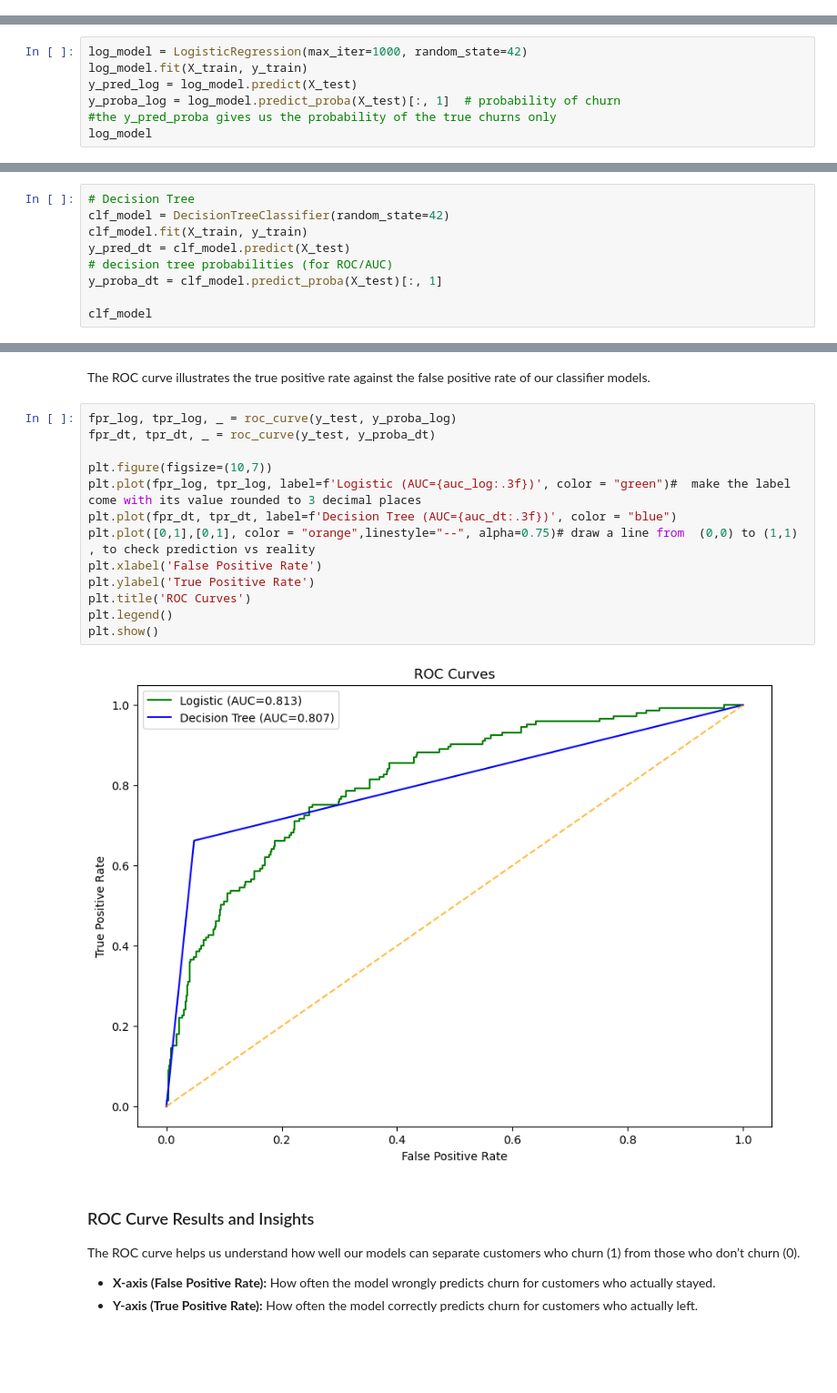
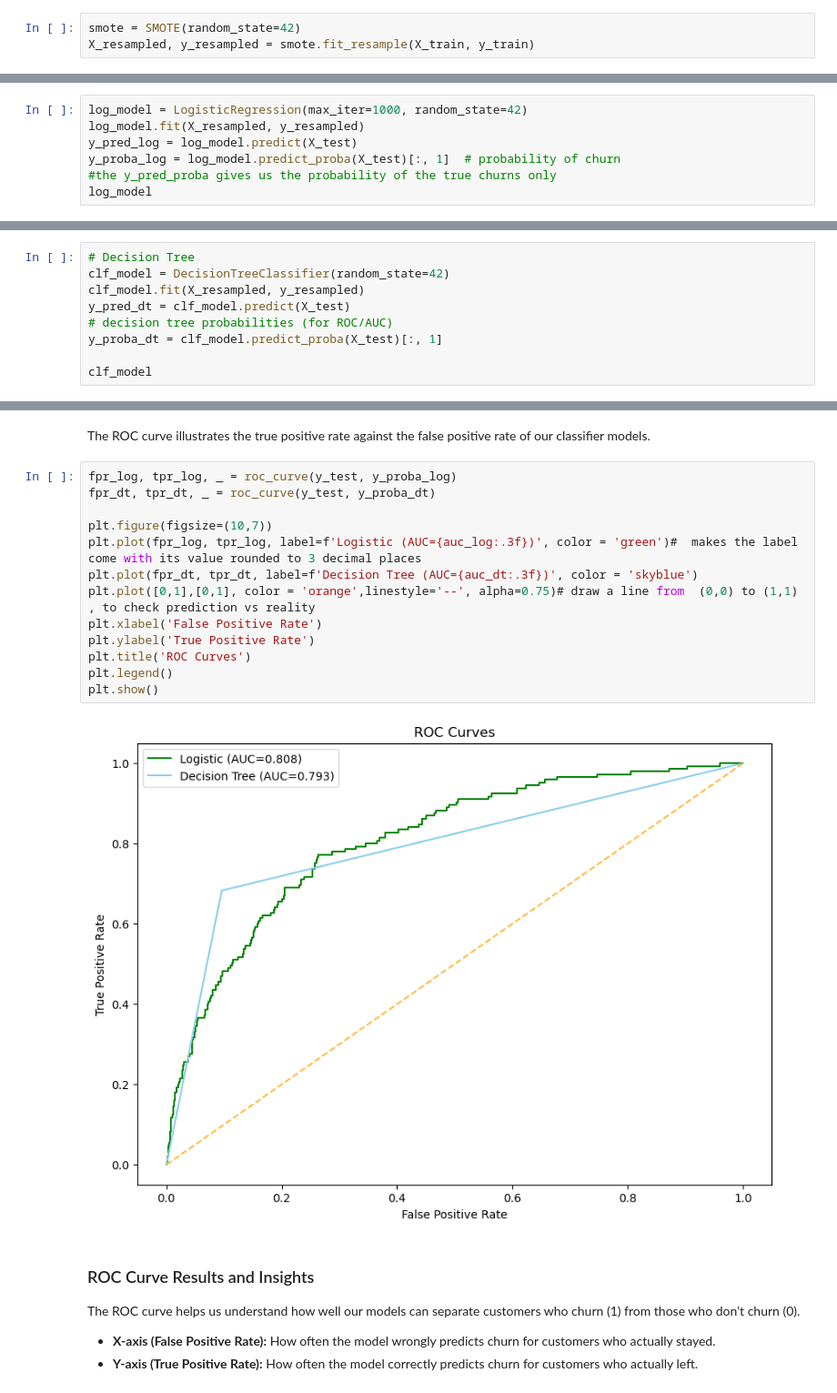
Before and after one commit to EAlmadi/Phase3_project, a Jupyter notebook: Syria-Tel.ipynb, the cells around one changed output, grey strips where cells are left out. Shown at 91% size. Cells and saved outputs as stored; diff of their text form; blank space fills up the shorter version.

```diff
--- a/Syria-Tel.ipynb
+++ b/Syria-Tel.ipynb
@@ -632,0 +652,3 @@ Train two simple models
+# %%
+smote = SMOTE(random_state=42)
+X_resampled, y_resampled = smote.fit_resample(X_train, y_train)
@@ -634,7 +669,7 @@ Train two simple models
 *<span style="font-size: 20px;">5.1.3 Fitting a logistic model  </span>*
 # %%
 log_model = LogisticRegression(max_iter=1000, random_state=42)
-log_model.fit(X_train, y_train)
+log_model.fit(X_resampled, y_resampled)
 y_pred_log = log_model.predict(X_test)
 y_proba_log = log_model.predict_proba(X_test)[:, 1]  # probability of churn
 #the y_pred_proba gives us the probability of the true churns only
@@ -646,7 +681,7 @@ LogisticRegression(max_iter=1000, random_state=42)
 # %%
 # Decision Tree
 clf_model = DecisionTreeClassifier(random_state=42)
-clf_model.fit(X_train, y_train)
+clf_model.fit(X_resampled, y_resampled)
 y_pred_dt = clf_model.predict(X_test)
 # decision tree probabilities (for ROC/AUC)
 y_proba_dt = clf_model.predict_proba(X_test)[:, 1]
@@ -812,18 +847,18 @@ The ROC curve illustrates the true positive rate against the false positive rate
 # %%
 fpr_log, tpr_log, _ = roc_curve(y_test, y_proba_log)
 fpr_dt, tpr_dt, _ = roc_curve(y_test, y_proba_dt)
 
 plt.figure(figsize=(10,7))
-plt.plot(fpr_log, tpr_log, label=f'Logistic (AUC={auc_log:.3f})', color = "green")#  make the label come with its value rounded to 3 decimal places
-plt.plot(fpr_dt, tpr_dt, label=f'Decision Tree (AUC={auc_dt:.3f})', color = "blue")
-plt.plot([0,1],[0,1], color = "orange",linestyle="--", alpha=0.75)# draw a line from  (0,0) to (1,1) , to check prediction vs reality
+plt.plot(fpr_log, tpr_log, label=f'Logistic (AUC={auc_log:.3f})', color = 'green')#  makes the label come with its value rounded to 3 decimal places
+plt.plot(fpr_dt, tpr_dt, label=f'Decision Tree (AUC={auc_dt:.3f})', color = 'skyblue')
+plt.plot([0,1],[0,1], color = 'orange',linestyle='--', alpha=0.75)# draw a line from  (0,0) to (1,1) , to check prediction vs reality
 plt.xlabel('False Positive Rate')
 plt.ylabel('True Positive Rate')
 plt.title('ROC Curves')
 plt.legend()
 plt.show()
 # %% [output]
-[figure, old version]
+[figure, new version]
 # %% [markdown]
 ### ROC Curve Results and Insights
 
```
Also changed, not shown: parts of 46 cells of this notebook, 2 other files.
